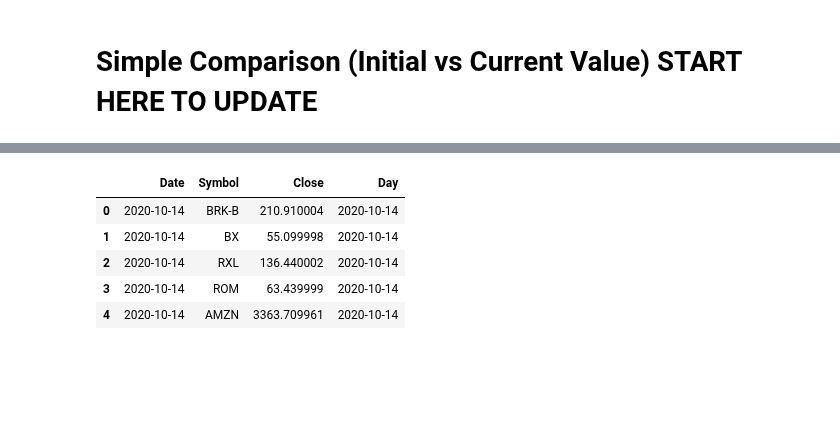
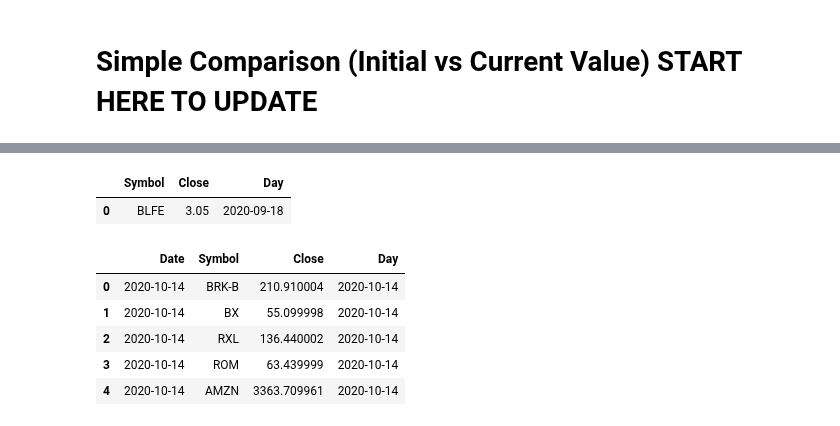
Before and after one commit to bkreis84/Portfolio-Challenge2, a Jupyter notebook: Portfolio Challenge 2020.ipynb, the cells around one changed output, grey strips where cells are left out. Drawn from its saved outputs; the diff is of its cells as text; code cells hidden in the pictures; blank space fills up the shorter version.

```diff
--- a/Portfolio Challenge 2020.ipynb
+++ b/Portfolio Challenge 2020.ipynb
@@ -150,3 +139,11 @@ cur_prices = stockData(symbols, '2020-10-14', '2020-10-14')
+# %%
+#er2
+er2 = pd.DataFrame([['BLFE',2.500000,'2020-09-18']], columns=['Symbol','Close', 'Day'])
+# %%
+er2
+# %% [output]
+|  | Symbol | Close | Day |
+| 0 | BLFE | 3.05 | 2020-09-18 |
 # %%
 #Combine the main and SNAP dataframes
 #frames2 = [cur_prices, er3]
```
Also changed, not shown: parts of 4 cells of this notebook, 2 other files.
